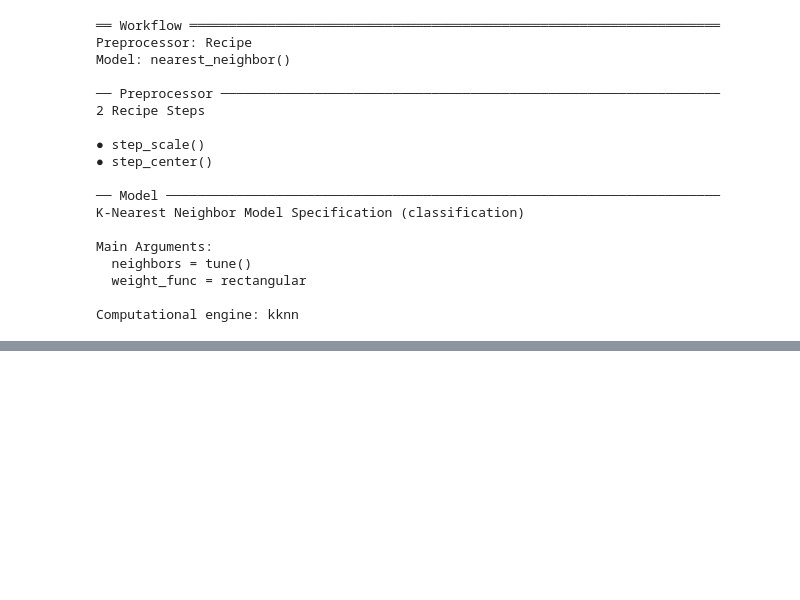
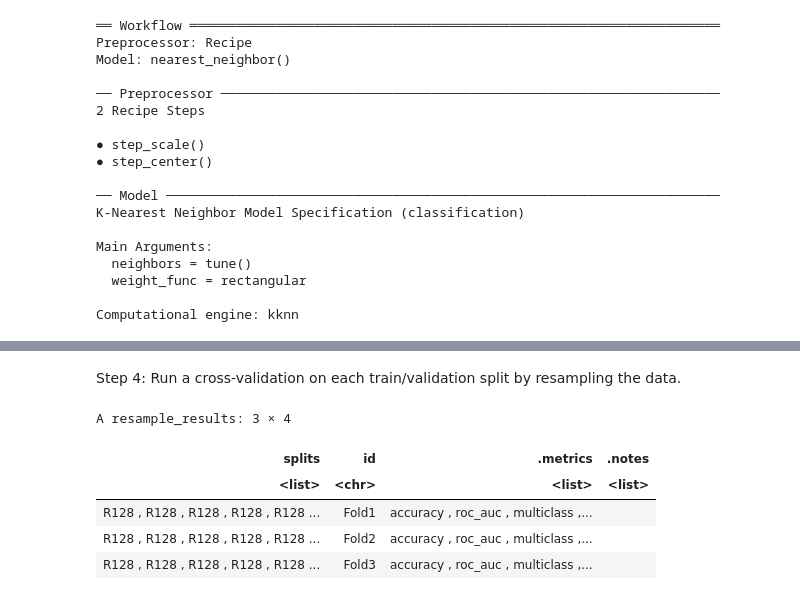
Before and after one commit to brianapavey/Group-Project, a Jupyter notebook: tennis_data_project.ipynb, the cells around one changed output, grey strips where cells are left out. Cells and saved outputs as stored; diff of their text form; code cells hidden in the pictures; blank space fills up the shorter version.

```diff
--- a/tennis_data_project.ipynb
+++ b/tennis_data_project.ipynb
@@ -287,0 +305,16 @@ A tibble: 124 × 6
+# %% [markdown]
+Step 4:
+Run a cross-validation on each train/validation split by resampling the data.
+# %%
+resample_fit<- workflow() %>%
+       add_recipe(tennis_recipe) %>%
+       add_model(tennis_spec2) %>%
+       fit_resamples(resamples = tennis_vfold)
+resample_fit
+# %% [output]
+A resample_results: 3 × 4
+| splits | id | .metrics | .notes |
+| <list> | <chr> | <list> | <list> |
+| R128 , R128 , R128 , R128 , R128 ... | Fold1 | accuracy , roc_auc , multiclass ,... |  |
+| R128 , R128 , R128 , R128 , R128 ... | Fold2 | accuracy , roc_auc , multiclass ,... |  |
+| R128 , R128 , R128 , R128 , R128 ... | Fold3 | accuracy , roc_auc , multiclass ,... |  |
```
Also changed, not shown: parts of 15 cells of this notebook.
